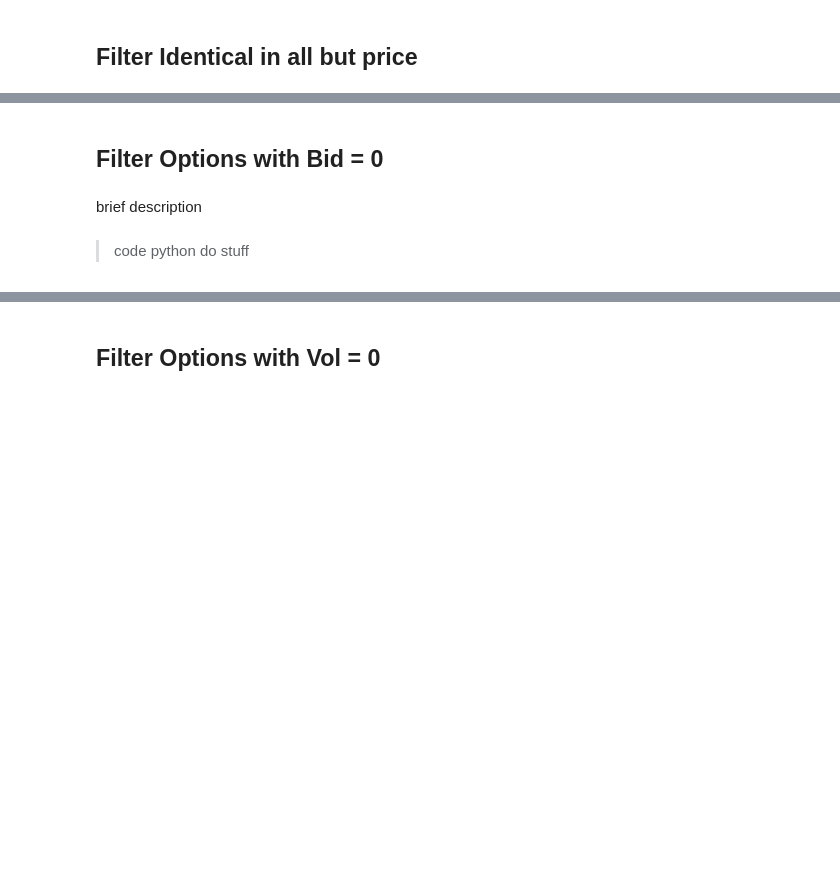
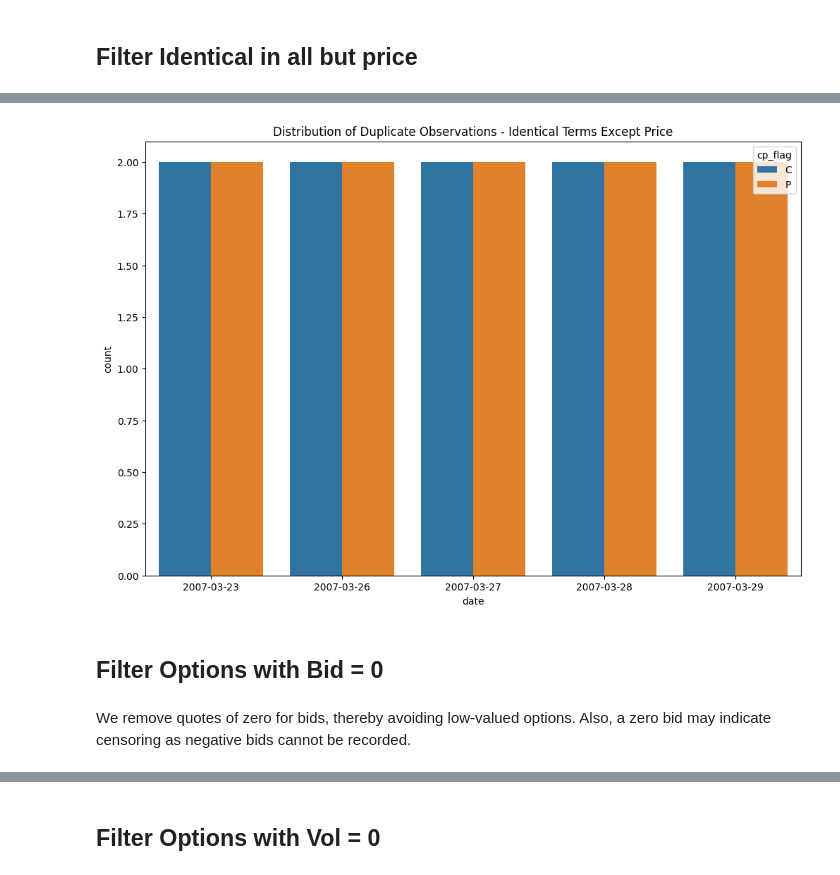
Before and after one commit to harrypandas/finm-32900_final_project, a Jupyter notebook: notebooks/02_Level01_Filters.ipynb, the cells around one changed output, grey strips where cells are left out. Saved outputs shown, nothing was run; the diff lists cells and outputs as text; code cells hidden in the pictures; blank space fills up the shorter version.

```diff
--- a/notebooks/02_Level01_Filters.ipynb
+++ b/notebooks/02_Level01_Filters.ipynb
@@ -142,7 +137,18 @@ df.head()
+# %%
+duplicate_counts = optm_l1_id.groupby(['date', 'cp_flag', 'strike_price', 'exdate']).size().reset_index(name='count')
+duplicate_counts = duplicate_counts.loc[duplicate_counts['count'] > 1]
+
+fig, ax = plt.subplots(figsize=(12, 8))
+sns.barplot(x='date', y='count', hue='cp_flag', data=duplicate_counts)
+ax.set_xlabel('date')
+ax.set_ylabel('count')
+ax.set_title('Distribution of Duplicate Observations - Identical Terms Except Price')
+plt.show()
+# %% [output]
+[figure, added]
 # %% [markdown]
 ## Filter Options with Bid = 0
-# %% [markdown]
-brief description
-# %% [markdown]
-> code python do stuff
+# %% [markdown]
+We remove quotes of zero for bids, thereby avoiding low-valued options. Also, a zero bid may indicate censoring as negative bids
+cannot be recorded.
 # %%
```
Also changed, not shown: parts of 29 cells of this notebook.
